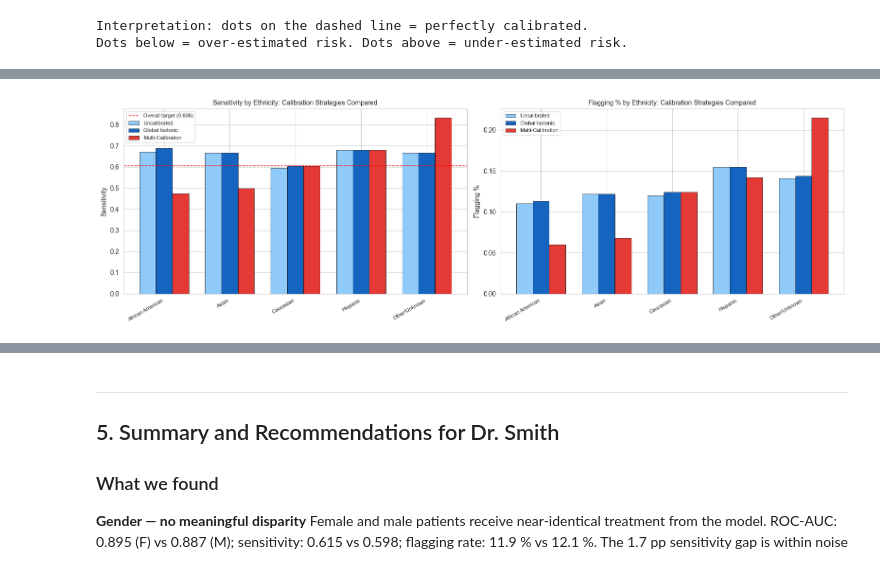
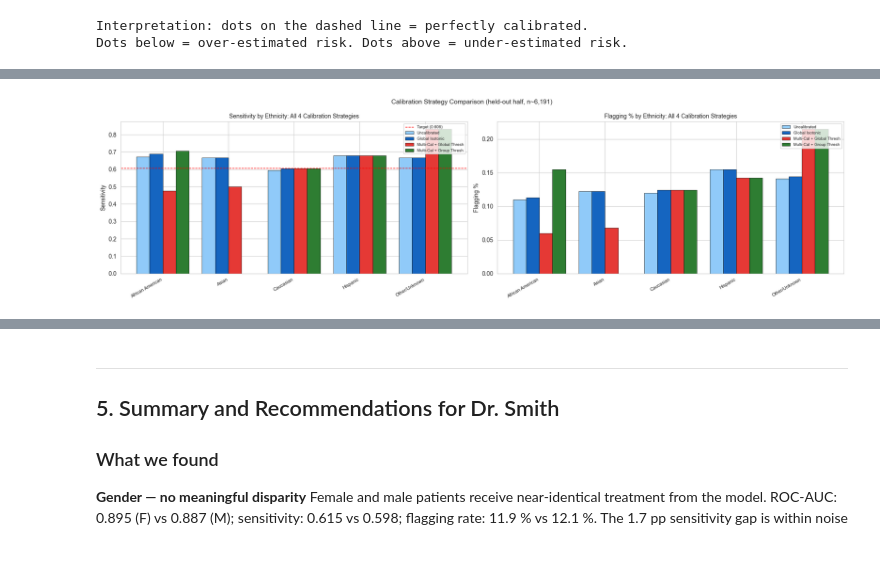
Before and after one commit to SwaneGhost/MedicalRiskModel, a Jupyter notebook: notebooks/06_meeting6.ipynb, the cells around one changed output, grey strips where cells are left out. Saved outputs shown, nothing was run; the diff lists cells and outputs as text; code cells hidden in the pictures.

```diff
--- a/notebooks/06_meeting6.ipynb
+++ b/notebooks/06_meeting6.ipynb
@@ -979,8 +980,8 @@ Interpretation: dots on the dashed line = perfectly calibrated.
 Dots below = over-estimated risk. Dots above = under-estimated risk.
 # %%
 def subgroup_metrics_probs(df_in, prob_col, group_col):
-    """Compute subgroup metrics recomputing threshold as top 12% of prob_col."""
-    threshold_cal = np.percentile(df_in[prob_col], 88)  # top 12%
+    """Subgroup metrics using a single global 88th-pct threshold on prob_col."""
+    threshold_cal = np.percentile(df_in[prob_col], 88)
     rows = []
     for g in sorted(df_in[group_col].dropna().unique()):
         sub = df_in[df_in[group_col] == g]
@@ -1000,51 +1001,95 @@ def subgroup_metrics_probs(df_in, prob_col, group_col):
         })
     return pd.DataFrame(rows), threshold_cal
 
-print('=== Subgroup Metrics on Held-Out Calibration Eval Set ===')
-print('(threshold recomputed as 88th percentile of each calibrated score)\n')
+def subgroup_metrics_group_thresh(df_in, prob_col, group_col, target_sens):
+    """Strategy 4: Barda et al. pipeline — group-specific thresholds on calibrated scores."""
+    rows = []
+    for g in sorted(df_in[group_col].dropna().unique()):
+        sub = df_in[df_in[group_col] == g]
+        y_true = sub['y_true'].values
+        y_prob  = sub[prob_col].values
+        n = len(sub); n_pos = int(y_true.sum())
+        if n_pos < 10 or (n - n_pos) < 5:
+            continue
+        t_g, _ = find_equal_sensitivity_threshold(y_true, y_prob, target_sens)
+        y_pred = (y_prob >= t_g).astype(int)
+        tn, fp, fn, tp = confusion_matrix(y_true, y_pred, labels=[0, 1]).ravel()
+        rows.append({
+            'Group': g, 'N': n,
+            'Threshold': round(t_g, 4),
+            'Sensitivity': round(tp/(tp+fn) if (tp+fn)>0 else float('nan'), 3),
+            'Specificity': round(tn/(tn+fp) if (tn+fp)>0 else float('nan'), 3),
+            'PPV':         round(tp/(tp+fp) if (tp+fp)>0 else float('nan'), 3),
+            'Flagging %':  round(y_pred.mean(), 3),
+        })
+    return pd.DataFrame(rows)
+
+print('=== Subgroup Metrics on Held-Out Calibration Eval Set (n ~6,191) ===')
+print()
 
 summary_rows = []
+gap_summary  = []
+
 for prob_col, label in [
-    ('prob',         'Uncalibrated'),
-    ('prob_global',  'Global Isotonic'),
-    ('prob_multi',   'Multi-Calibration'),
+    ('prob',        'Uncalibrated'),
+    ('prob_global', 'Global Isotonic'),
+    ('prob_multi',  'Multi-Cal + Global Thresh'),
 ]:
     mdf, thresh = subgroup_metrics_probs(df_cal, prob_col, 'ethnicity')
-    print(f'--- {label} (threshold = {thresh:.4f}) ---')
+    eo = mdf['Sensitivity'].max() - mdf['Sensitivity'].min()
+    dp = mdf['Flagging %'].max()  - mdf['Flagging %'].min()
+    print(f'--- {label} (global threshold = {thresh:.4f}) ---')
     print(mdf.to_string(index=False))
-    eo_gap   = mdf['Sensitivity'].max() - mdf['Sensitivity'].min()
-    dp_gap   = mdf['Flagging %'].max()  - mdf['Flagging %'].min()
-    print(f'EO gap: {eo_gap:.3f}  |  Dem-parity gap: {dp_gap:.3f}\n')
+    print(f'EO gap: {eo:.3f}  |  Dem-parity gap: {dp:.3f}')
+    print()
+    gap_summary.append({'Strategy': label, 'EO gap': round(eo,3), 'DP gap': round(dp,3)})
     for _, row in mdf.iterrows():
         summary_rows.append({'Calibration': label, **row.to_dict()})
 
-# Side-by-side bar chart: sensitivity by group for each calibration strategy
+# Strategy 4: full Barda et al. pipeline
+print('--- Multi-Cal + Group-Specific Thresholds  [Barda et al. full pipeline] ---')
+mdf4 = subgroup_metrics_group_thresh(df_cal, 'prob_multi', 'ethnicity', TARGET_SENSITIVITY)
+print(mdf4.to_string(index=False))
+eo4 = mdf4['Sensitivity'].max() - mdf4['Sensitivity'].min()
+dp4 = mdf4['Flagging %'].max()  - mdf4['Flagging %'].min()
+print(f'EO gap: {eo4:.3f}  |  Dem-parity gap: {dp4:.3f}')
+print()
+gap_summary.append({'Strategy': 'Multi-Cal + Group Thresh', 'EO gap': round(eo4,3), 'DP gap': round(dp4,3)})
+for _, row in mdf4.iterrows():
+    summary_rows.append({'Calibration': 'Multi-Cal + Group Thresh',
+                          **{k: v for k, v in row.to_dict().items() if k != 'Threshold'}})
+
+print('=== SUMMARY ===')
+print(pd.DataFrame(gap_summary).to_string(index=False))
+print()
+
+# Bar chart: all 4 strategies
 summary_df = pd.DataFrame(summary_rows)
-groups_plot = summary_df['Group'].unique()
-cal_types   = ['Uncalibrated', 'Global Isotonic', 'Multi-Calibration']
+groups_plot = list(summary_df['Group'].unique())
+cal_types   = ['Uncalibrated', 'Global Isotonic',
+                'Multi-Cal + Global Thresh', 'Multi-Cal + Group Thresh']
 x = np.arange(len(groups_plot))
-w = 0.25
+w = 0.20
 
-fig, axes = plt.subplots(1, 2, figsize=(16, 5))
-colors = ['#90CAF9', '#1565C0', '#E53935']
+fig, axes = plt.subplots(1, 2, figsize=(18, 5))
+colors = ['#90CAF9', '#1565C0', '#E53935', '#2E7D32']
 
 for ax, metric in [(axes[0], 'Sensitivity'), (axes[1], 'Flagging %')]:
     for j, (cal, col) in enumerate(zip(cal_types, colors)):
         vals = [summary_df[(summary_df['Calibration']==cal) &
-                           (summary_df['Group']==g)]['Sensitivity' if metric=='Sensitivity'
-                                                      else 'Flagging %'].values
-                for g in groups_plot]
+                           (summary_df['Group']==g)][metric].values for g in groups_plot]
         vals = [v[0] if len(v) else np.nan for v in vals]
         ax.bar(x + j*w, vals, w, label=cal, color=col, edgecolor='k', linewidth=0.5)
-    ax.set_xticks(x + w)
+    ax.set_xticks(x + w*1.5)
     ax.set_xticklabels(groups_plot, rotation=30, ha='right', fontsize=8)
-    ax.set_title(f'{metric} by Ethnicity: Calibration Strategies Compared', fontsize=10)
+    ax.set_title(f'{metric} by Ethnicity: All 4 Calibration Strategies', fontsize=10)
     ax.set_ylabel(metric)
     if metric == 'Sensitivity':
         ax.axhline(TARGET_SENSITIVITY, color='red', linestyle='--', linewidth=1,
-                   label=f'Overall target ({TARGET_SENSITIVITY:.3f})')
-    ax.legend(fontsize=8)
+                   label=f'Target ({TARGET_SENSITIVITY:.3f})')
+    ax.legend(fontsize=7, loc='upper right')
 
+plt.suptitle('Calibration Strategy Comparison (held-out half, n~6,191)', fontsize=11)
 plt.tight_layout()
 plt.show()
 # %% [output]
@@ -1068 +1113 @@ EO gap: 0.358  |  Dem-parity gap: 0.155
-[figure, old version]
+[figure, new version]
```
Also changed, not shown: parts of 4 cells of this notebook, 1 other file.
